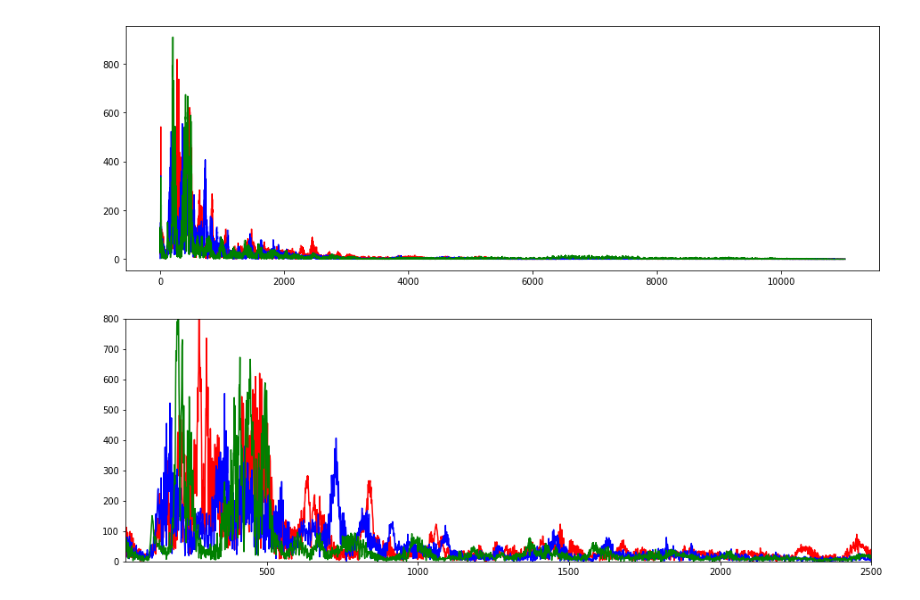
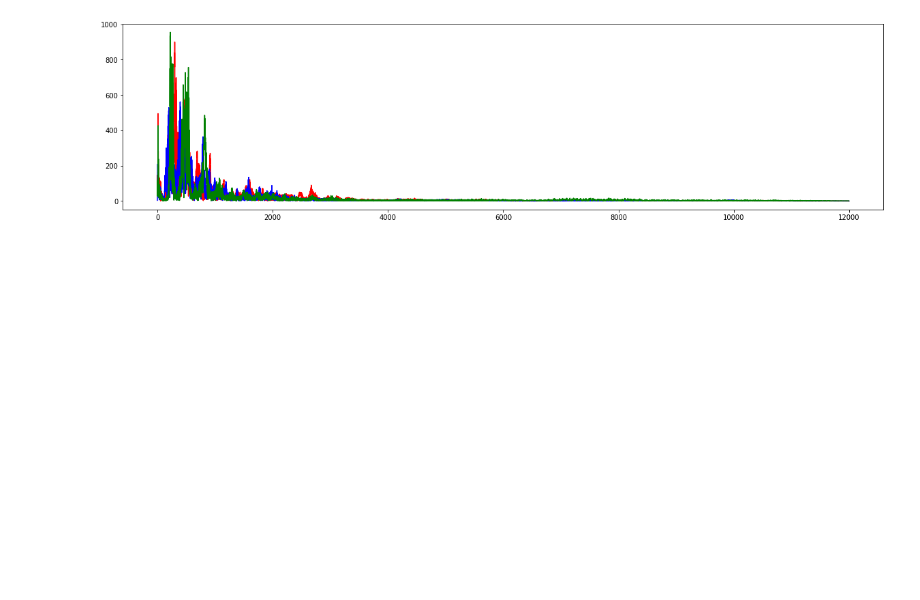
Before and after one commit to hsu-ai-course/hsu.ai, a Jupyter notebook: code/06. Sound FFT.ipynb, the cells around one changed output. Cells and saved outputs as stored; diff of their text form; code cells hidden in the pictures; blank space fills up the shorter version.

```diff
--- a/code/06. Sound FFT.ipynb
+++ b/code/06. Sound FFT.ipynb
@@ -6,7 +6,9 @@ import wave
 import sys
 
 # default settings for record and playback
+# fill be overriden!
 CHUNK = 1024
 FORMAT = pyaudio.paInt16
 CHANNELS = 1
 RATE = 22050
+DURATION = None
@@ -14,12 +32,15 @@ RATE = 22050
 import numpy as np
 import matplotlib.pyplot as plt
 
-wave_file = "datasets/sound/peterpiper.wav"
-wf = wave.open(wave_file, 'rb')
-data = wf.readframes(-1)
-signal = np.frombuffer(data, 'Int16')
-time = [i / RATE for i in range(len(signal))]
-plt.figure(figsize=(15,5))
-plt.plot(time, signal)
+# values as they are stored in int16 form, 2 bytes for measurement
+signal = np.frombuffer(data, np.int16)
+
+# time in seconds
+time = [float(i) * DURATION / len(signal) for i in range(len(signal))]
+
+# rescale to 0.1
+norm_sig = [(x / 8192.) - 2 for x in signal]
+plt.figure(figsize=(20, 5))
+plt.plot(time, norm_sig)
 plt.show()
 # %% [output]
@@ -27,32 +48,20 @@ plt.show()
 # %%
 from scipy.fftpack import fft, ifft
 from scipy.io import wavfile # get the api
 
-norm_sig = [(x / 8192.) - 1 for x in signal]
+# one second contains RATE values values
 
-complex_spectrum = fft(norm_sig[:RATE]) # calculate fourier transform for 1 sec. Values are complex
-d = len(complex_spectrum) // 2          # you only need half of the fft list (real signal symmetry)
-spectrum0 = abs(complex_spectrum[1:d])  # and only magnitude with no phase
+spectrums = []
 
-complex_spectrum = fft(norm_sig[RATE:2*RATE])
-spectrum1 = abs(complex_spectrum[1:d])
+for second in (0, 1, 2):
+    complex_spectrum = fft(norm_sig[RATE * second:RATE * (second + 1)]) # calculate fourier transform for 1 sec. Values are complex
+    # you only need half of the fft list (real signal symmetry)
+    spectrum = abs(complex_spectrum[1:len(complex_spectrum) // 2])  # and only magnitude with no phase
+    spectrums.append(spectrum)
 
-complex_spectrum = fft(norm_sig[RATE*2:3*RATE])
-spectrum2 = abs(complex_spectrum[1:d])
-
-plt.figure(figsize=(15,5))
-plt.plot(spectrum0, color='r')
-plt.plot(spectrum1, color='b')
-plt.plot(spectrum2, color='g')
+plt.figure(figsize=(20, 5))
+for second, color in ((0, 'r'), (1, 'b'), (2, 'g')):
+    plt.plot(spectrums[second], color=color)
 plt.show()
-
-plt.figure(figsize=(15,5))
-plt.ylim([0, 800])
-plt.xlim([32, 2500])
-plt.plot(spectrum0, color='r')
-plt.plot(spectrum1, color='b')
-plt.plot(spectrum2, color='g')
-plt.show()
 # %% [output]
-[figure, old version]
+[figure, new version]
-[figure, removed]
```
Also changed, not shown: parts of 6 cells of this notebook.
